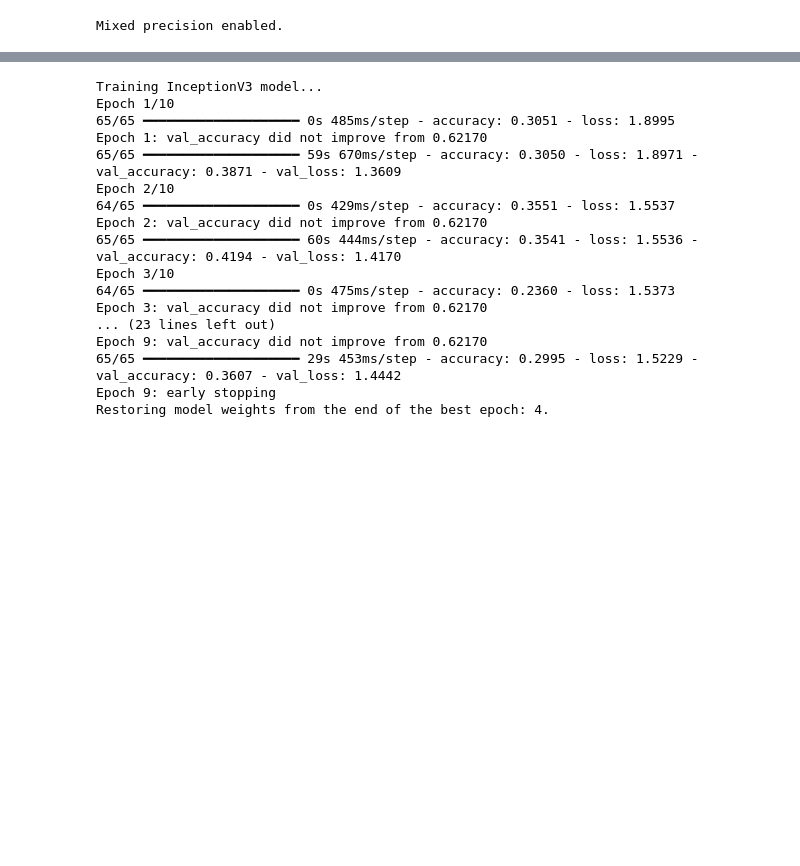
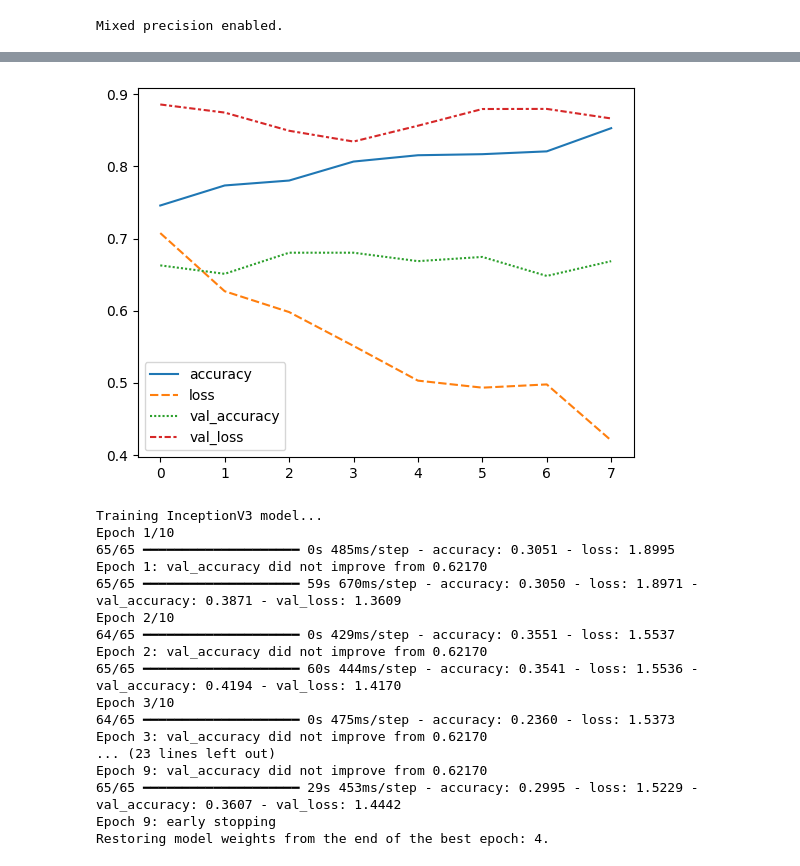
Before and after one commit to saharshhhh/Pest-Identification, a Jupyter notebook: Pest_Control.ipynb, the cells around one changed output, grey strips where cells are left out. Saved outputs shown, nothing was run; the diff lists cells and outputs as text; code cells hidden in the pictures; blank space fills up the shorter version.

```diff
--- a/Pest_Control.ipynb
+++ b/Pest_Control.ipynb
@@ -472,5 +608,12 @@ Epoch 3: val_accuracy did not improve from 0.31085
 Restoring model weights from the end of the best epoch: 1.
 0
+# %%
+import matplotlib.pyplot as plt
+import seaborn as sns
+sns.lineplot(data=mobilenet_history.history)
+plt.show()
+# %% [output]
+[figure, added]
 # %%
 
 print("\nTraining InceptionV3 model...")
```
Also changed, not shown: parts of 36 cells of this notebook.
